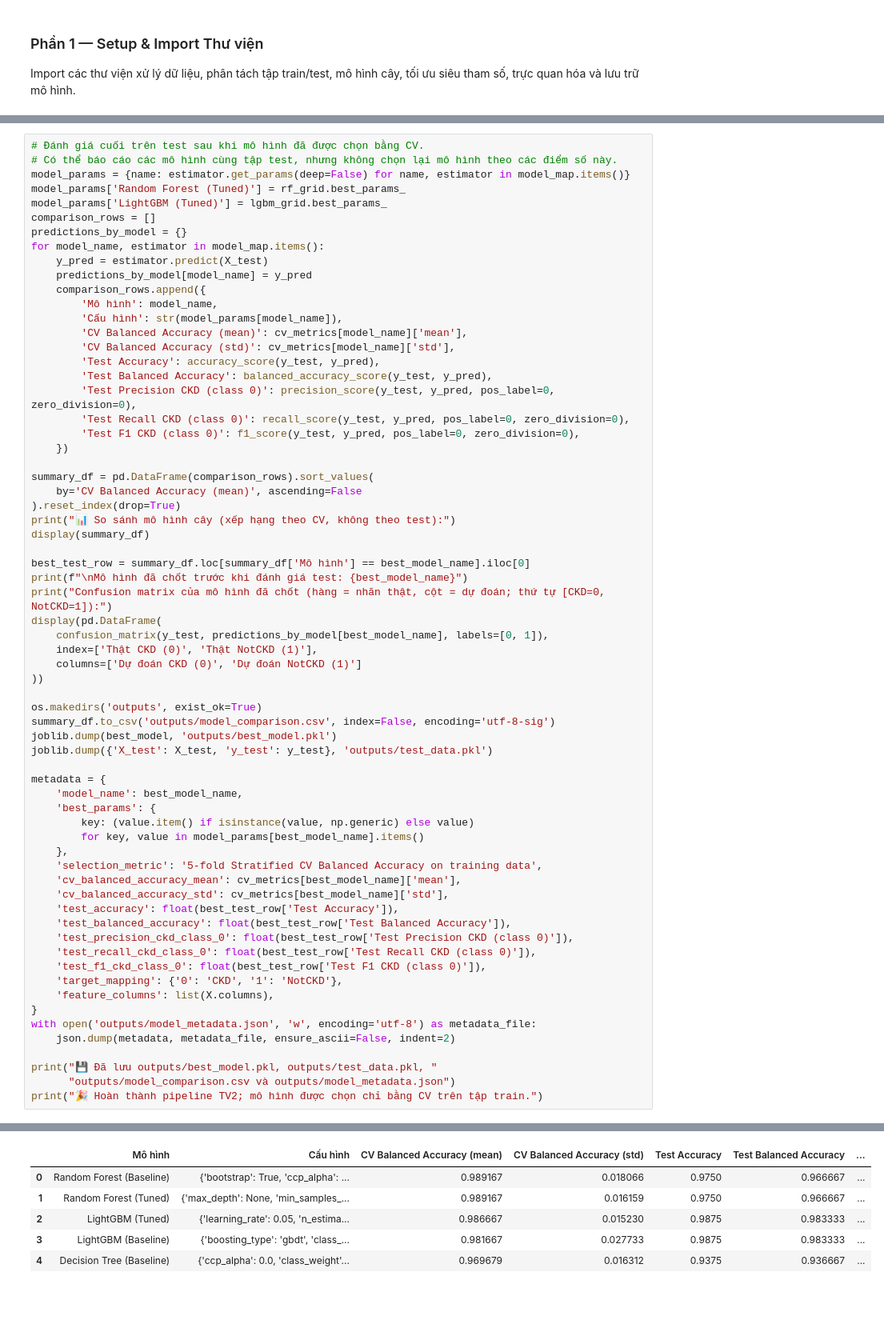
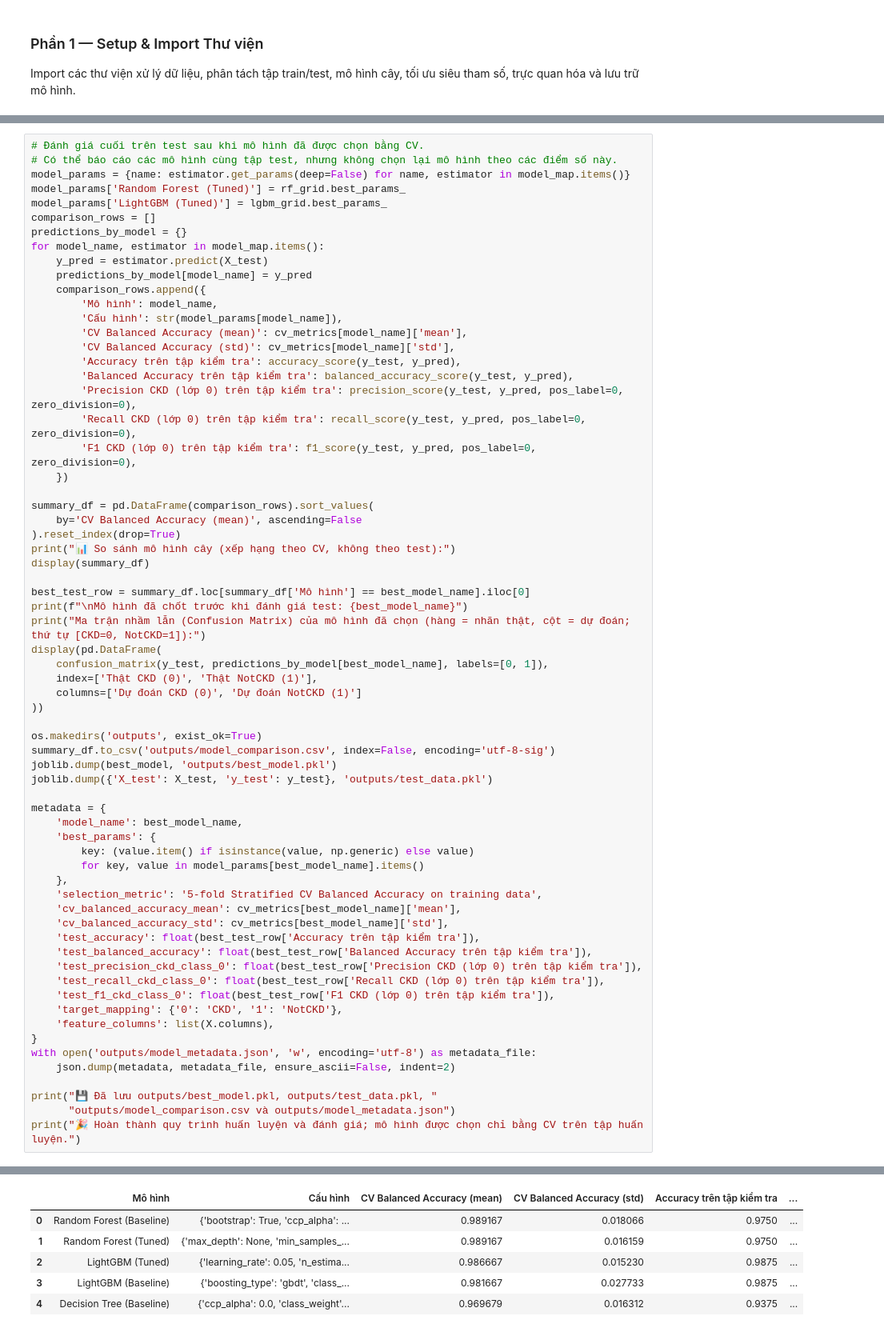
Before and after one commit to buiphuocbinh221006-ux/machine-learning-kidney-disease, a Jupyter notebook: main.ipynb, the cells around one changed output, grey strips where cells are left out. Shown at 80% size. Cells and saved outputs as stored; diff of their text form; blank space fills up the shorter version.

```diff
--- a/main.ipynb
+++ b/main.ipynb
@@ -370,11 +324,11 @@ for model_name, estimator in model_map.items():
         'Cấu hình': str(model_params[model_name]),
         'CV Balanced Accuracy (mean)': cv_metrics[model_name]['mean'],
         'CV Balanced Accuracy (std)': cv_metrics[model_name]['std'],
-        'Test Accuracy': accuracy_score(y_test, y_pred),
-        'Test Balanced Accuracy': balanced_accuracy_score(y_test, y_pred),
-        'Test Precision CKD (class 0)': precision_score(y_test, y_pred, pos_label=0, zero_division=0),
-        'Test Recall CKD (class 0)': recall_score(y_test, y_pred, pos_label=0, zero_division=0),
-        'Test F1 CKD (class 0)': f1_score(y_test, y_pred, pos_label=0, zero_division=0),
+        'Accuracy trên tập kiểm tra': accuracy_score(y_test, y_pred),
+        'Balanced Accuracy trên tập kiểm tra': balanced_accuracy_score(y_test, y_pred),
+        'Precision CKD (lớp 0) trên tập kiểm tra': precision_score(y_test, y_pred, pos_label=0, zero_division=0),
+        'Recall CKD (lớp 0) trên tập kiểm tra': recall_score(y_test, y_pred, pos_label=0, zero_division=0),
+        'F1 CKD (lớp 0) trên tập kiểm tra': f1_score(y_test, y_pred, pos_label=0, zero_division=0),
     })
 
 summary_df = pd.DataFrame(comparison_rows).sort_values(
@@ -385,47 +339,47 @@ display(summary_df)
 
 best_test_row = summary_df.loc[summary_df['Mô hình'] == best_model_name].iloc[0]
 print(f"\nMô hình đã chốt trước khi đánh giá test: {best_model_name}")
-print("Confusion matrix của mô hình đã chốt (hàng = nhãn thật, cột = dự đoán; thứ tự [CKD=0, NotCKD=1]):")
+print("Ma trận nhầm lẫn (Confusion Matrix) của mô hình đã chọn (hàng = nhãn thật, cột = dự đoán; thứ tự [CKD=0, NotCKD=1]):")
 display(pd.DataFrame(
     confusion_matrix(y_test, predictions_by_model[best_model_name], labels=[0, 1]),
     index=['Thật CKD (0)', 'Thật NotCKD (1)'],
     columns=['Dự đoán CKD (0)', 'Dự đoán NotCKD (1)']
 ))
 
 os.makedirs('outputs', exist_ok=True)
 summary_df.to_csv('outputs/model_comparison.csv', index=False, encoding='utf-8-sig')
 joblib.dump(best_model, 'outputs/best_model.pkl')
 joblib.dump({'X_test': X_test, 'y_test': y_test}, 'outputs/test_data.pkl')
 
 metadata = {
     'model_name': best_model_name,
     'best_params': {
         key: (value.item() if isinstance(value, np.generic) else value)
         for key, value in model_params[best_model_name].items()
     },
     'selection_metric': '5-fold Stratified CV Balanced Accuracy on training data',
     'cv_balanced_accuracy_mean': cv_metrics[best_model_name]['mean'],
     'cv_balanced_accuracy_std': cv_metrics[best_model_name]['std'],
-    'test_accuracy': float(best_test_row['Test Accuracy']),
-    'test_balanced_accuracy': float(best_test_row['Test Balanced Accuracy']),
-    'test_precision_ckd_class_0': float(best_test_row['Test Precision CKD (class 0)']),
-    'test_recall_ckd_class_0': float(best_test_row['Test Recall CKD (class 0)']),
-    'test_f1_ckd_class_0': float(best_test_row['Test F1 CKD (class 0)']),
+    'test_accuracy': float(best_test_row['Accuracy trên tập kiểm tra']),
+    'test_balanced_accuracy': float(best_test_row['Balanced Accuracy trên tập kiểm tra']),
+    'test_precision_ckd_class_0': float(best_test_row['Precision CKD (lớp 0) trên tập kiểm tra']),
+    'test_recall_ckd_class_0': float(best_test_row['Recall CKD (lớp 0) trên tập kiểm tra']),
+    'test_f1_ckd_class_0': float(best_test_row['F1 CKD (lớp 0) trên tập kiểm tra']),
     'target_mapping': {'0': 'CKD', '1': 'NotCKD'},
     'feature_columns': list(X.columns),
 }
 with open('outputs/model_metadata.json', 'w', encoding='utf-8') as metadata_file:
     json.dump(metadata, metadata_file, ensure_ascii=False, indent=2)
 
 print("💾 Đã lưu outputs/best_model.pkl, outputs/test_data.pkl, "
       "outputs/model_comparison.csv và outputs/model_metadata.json")
-print("🎉 Hoàn thành pipeline TV2; mô hình được chọn chỉ bằng CV trên tập train.")
+print("🎉 Hoàn thành quy trình huấn luyện và đánh giá; mô hình được chọn chỉ bằng CV trên tập huấn luyện.")
 # %% [output]
 📊 So sánh mô hình cây (xếp hạng theo CV, không theo test):
-|  | Mô hình | Cấu hình | CV Balanced Accuracy (mean) | CV Balanced Accuracy (std) | Test Accuracy | Test Balanced Accuracy | ... |
-| 0 | Random Forest (Baseline) | {'bootstrap': True, 'ccp_alpha': ... | 0.989167 | 0.018066 | 0.9750 | 0.966667 | ... |
-| 1 | Random Forest (Tuned) | {'max_depth': None, 'min_samples_... | 0.989167 | 0.016159 | 0.9750 | 0.966667 | ... |
-| 2 | LightGBM (Tuned) | {'learning_rate': 0.05, 'n_estima... | 0.986667 | 0.015230 | 0.9875 | 0.983333 | ... |
-| 3 | LightGBM (Baseline) | {'boosting_type': 'gbdt', 'class_... | 0.981667 | 0.027733 | 0.9875 | 0.983333 | ... |
-| 4 | Decision Tree (Baseline) | {'ccp_alpha': 0.0, 'class_weight'... | 0.969679 | 0.016312 | 0.9375 | 0.936667 | ... |
+|  | Mô hình | Cấu hình | CV Balanced Accuracy (mean) | CV Balanced Accuracy (std) | Accuracy trên tập kiểm tra | ... |
+| 0 | Random Forest (Baseline) | {'bootstrap': True, 'ccp_alpha': ... | 0.989167 | 0.018066 | 0.9750 | ... |
+| 1 | Random Forest (Tuned) | {'max_depth': None, 'min_samples_... | 0.989167 | 0.016159 | 0.9750 | ... |
+| 2 | LightGBM (Tuned) | {'learning_rate': 0.05, 'n_estima... | 0.986667 | 0.015230 | 0.9875 | ... |
+| 3 | LightGBM (Baseline) | {'boosting_type': 'gbdt', 'class_... | 0.981667 | 0.027733 | 0.9875 | ... |
+| 4 | Decision Tree (Baseline) | {'ccp_alpha': 0.0, 'class_weight'... | 0.969679 | 0.016312 | 0.9375 | ... |
 Mô hình đã chốt trước khi đánh giá test: Random Forest (Baseline)
```
Also changed, not shown: parts of 17 cells of this notebook, 11 other files.
